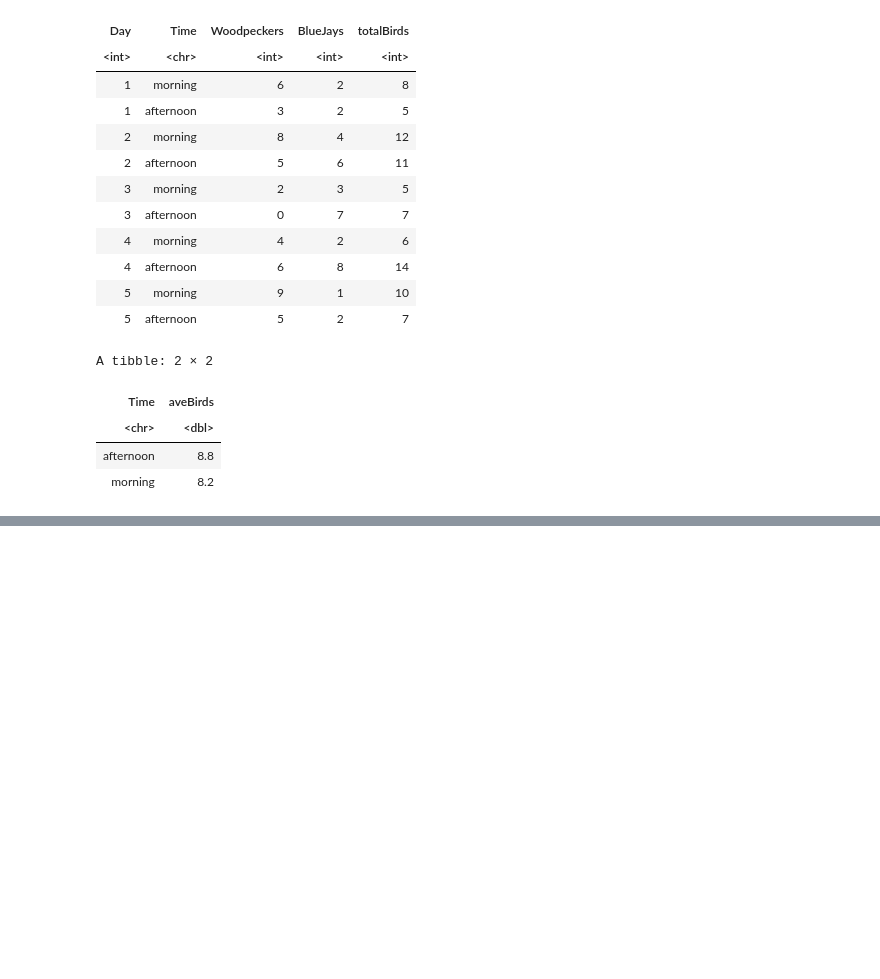
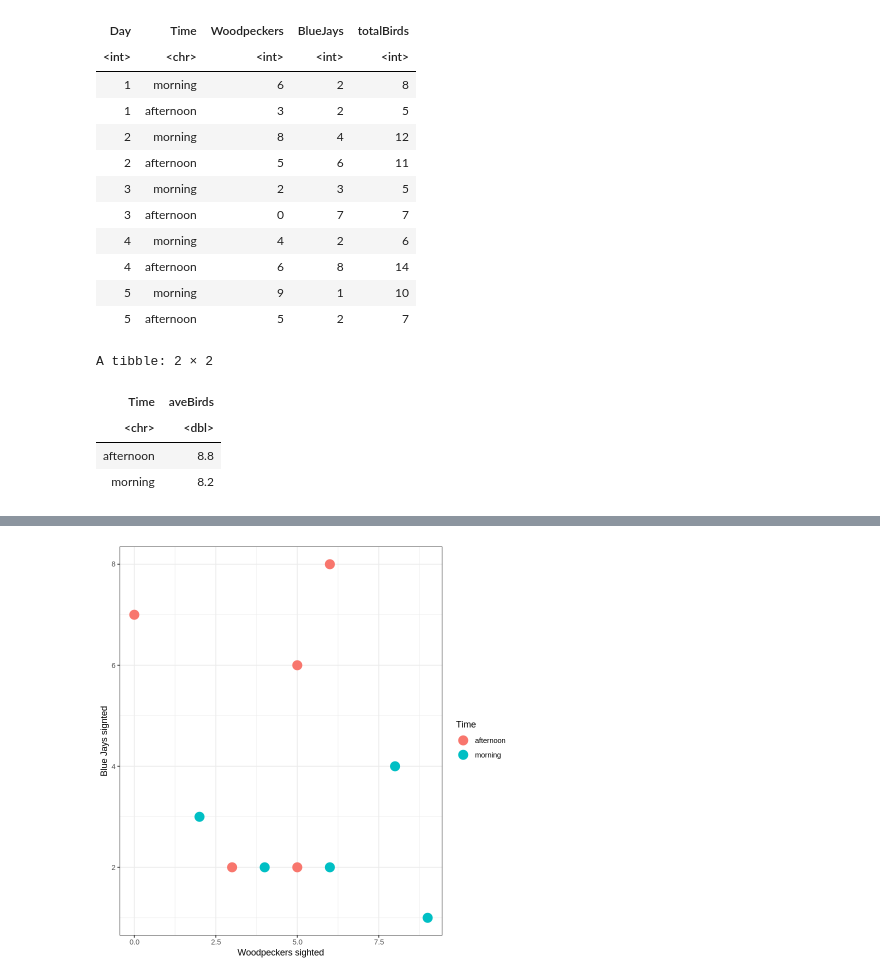
Before and after one commit to KaraNuss/coding-intro, a Jupyter notebook: Getting_Started.ipynb, the cells around one changed output, grey strips where cells are left out. Cells and saved outputs as stored; diff of their text form; code cells hidden in the pictures; blank space fills up the shorter version.

```diff
--- a/Getting_Started.ipynb
+++ b/Getting_Started.ipynb
@@ -121,0 +155,9 @@ A tibble: 2 × 2
+# %%
+# and the really fun one, adding colors for groups; also making the points bigger
+ggplot(birds, aes(x = Woodpeckers, y = BlueJays, colour = Time)) +
+  geom_point(size = 5) +
+  theme_bw() +
+  xlab ("Woodpeckers sighted") +
+  ylab ("Blue Jays signted")
+# %% [output]
+[figure, added]
```
Also changed, not shown: parts of 11 cells of this notebook.
